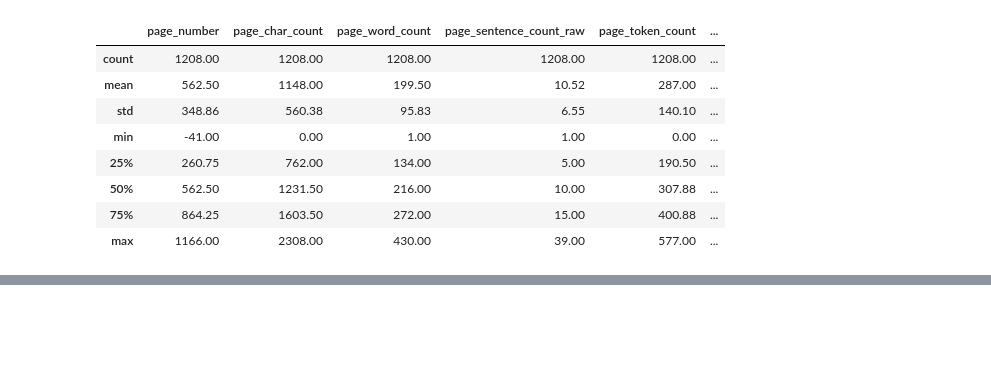
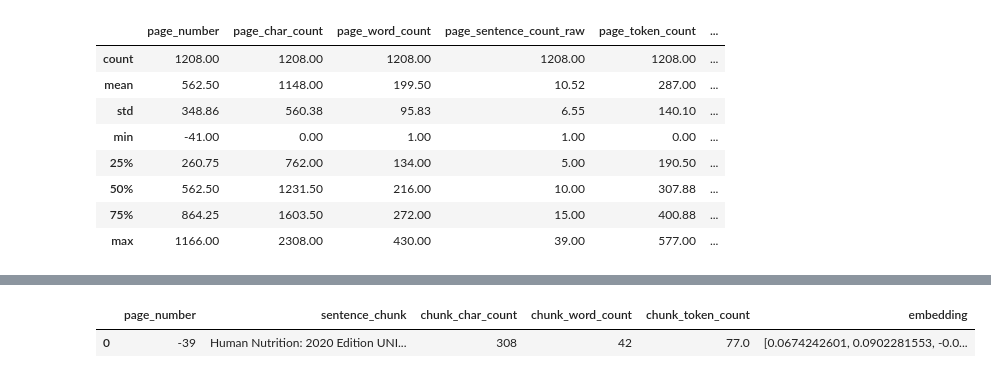
Before and after one commit to bellmake/rag, a Jupyter notebook: rag.ipynb, the cells around one changed output, grey strips where cells are left out. Cells and saved outputs as stored; diff of their text form; code cells hidden in the pictures; blank space fills up the shorter version.

```diff
--- a/rag.ipynb
+++ b/rag.ipynb
@@ -257,0 +416,22 @@ df.describe().round(2)
+# %%
+import random
+import torch
+import numpy as np
+import pandas as pd
+
+device = "cuda" if torch.cuda.is_available() else "cpu"
+
+# Import texts and embedding df
+text_chunks_and_embeddings_df = pd.read_csv("text_chunks_and_embeddings_df.csv")
+
+# Convert embedding column back to np.array (as it got converted to string when saved to CSV)
+text_chunks_and_embeddings_df["embedding"] = text_chunks_and_embeddings_df["embedding"].apply(lambda x:np.fromstring(x.strip("[]"), sep=" "))
+
+# Convert texts and embedding tf to list of dicts
+pages_and_chunks = text_chunks_and_embeddings_df.to_dict(orient="records")
+
+
+text_chunks_and_embeddings_df[:1]
+# %% [output]
+|  | page_number | sentence_chunk | chunk_char_count | chunk_word_count | chunk_token_count | embedding |
+| 0 | -39 | Human Nutrition: 2020 Edition UNI... | 308 | 42 | 77.0 | [0.0674242601, 0.0902281553, -0.0... |
```
Also changed, not shown: parts of 22 cells of this notebook.
